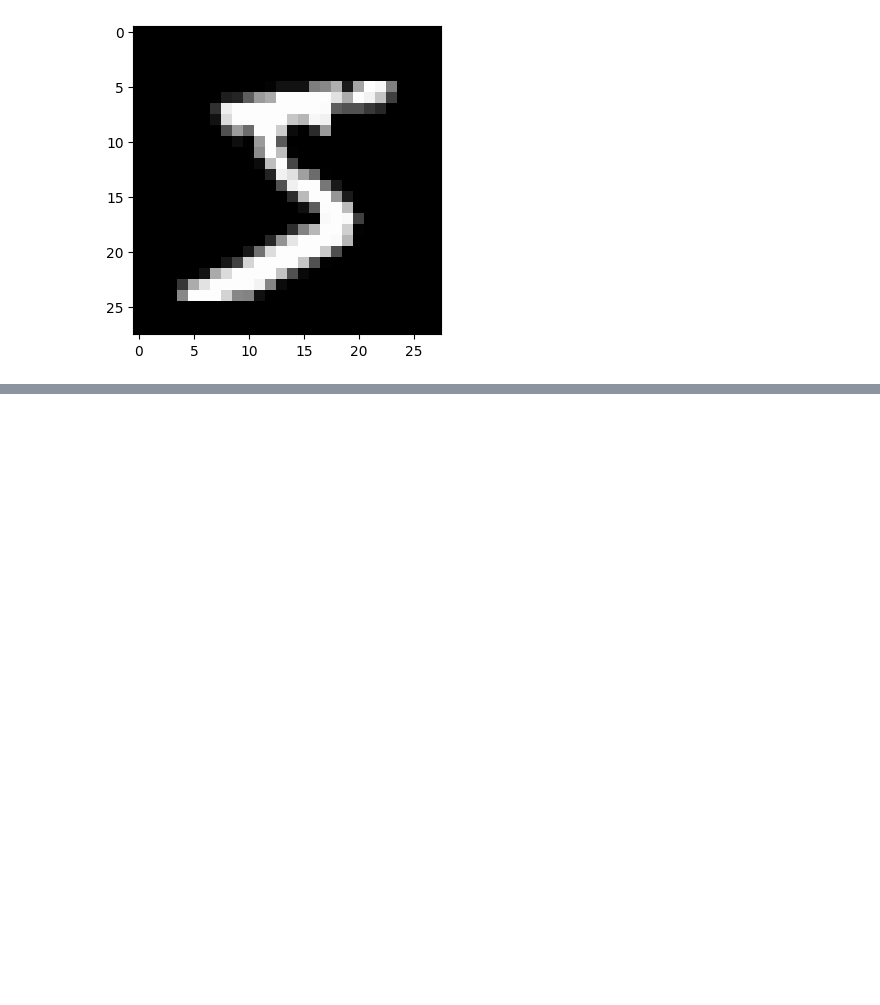
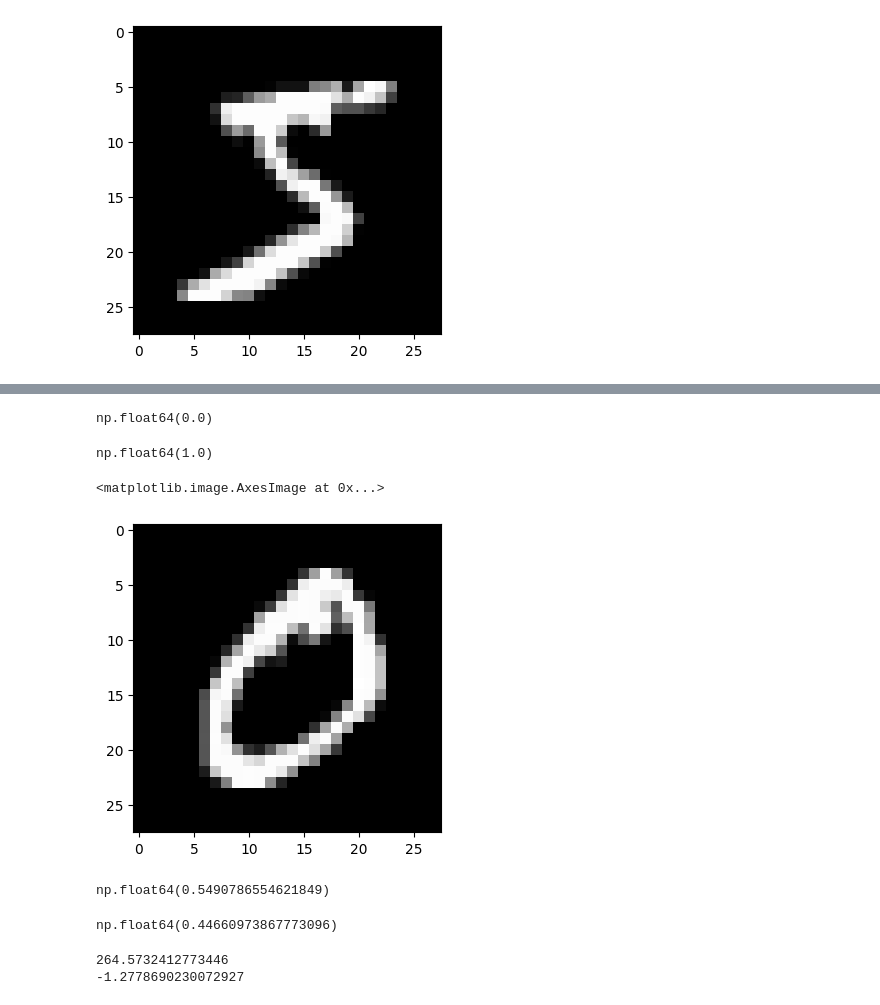
Before and after one commit to isaultirado77/dim-reduction-pca, a Jupyter notebook: pca_learning_notebook.ipynb, the cells around one changed output, grey strips where cells are left out. Drawn from its saved outputs; the diff is of its cells as text; code cells hidden in the pictures; blank space fills up the shorter version.

Commit message:
normalize_data & normalize_images functions implemented: working; init pca algorithm functions

```diff
--- a/pca_learning_notebook.ipynb
+++ b/pca_learning_notebook.ipynb
@@ -31,0 +114,27 @@ plt.imshow(images[0].reshape(28,28), cmap='gray')
+# %%
+def normalize_images(X: np.ndarray):
+    """
+    Normalize the set of images.
+    """
+    minv = X.min(axis=0)
+    maxv = X.max(axis=0)
+    rangev = maxv - minv
+    rangev[rangev == 0] = 1
+    normalized = (X - minv) / rangev
+    return normalized
+# %%
+nimages = normalize_images(images)
+# %%
+nimages[0].min()
+# %% [output]
+np.float64(0.0)
+# %%
+nimages[0].max()
+# %% [output]
+np.float64(1.0)
+# %%
+plt.figure(figsize=(4,4))
+plt.imshow(nimages[1].reshape(28,28), cmap='gray')
+# %% [output]
+<matplotlib.image.AxesImage at 0x...>
+[figure, added]
@@ -31,0 +152,8 @@ plt.imshow(images[0].reshape(28,28), cmap='gray')
+# %%
+nimages.mean(axis=0).max()
+# %% [output]
+np.float64(0.5490786554621849)
+# %%
+nimages.std(axis=0).max()
+# %% [output]
+np.float64(0.44660973867773096)
@@ -31,0 +162,6 @@ plt.imshow(images[0].reshape(28,28), cmap='gray')
+# %%
+print(X_b.max())
+print(X_b.min())
+# %% [output]
+264.5732412773446
+-1.2778690230072927
```
Also changed, not shown: parts of 15 cells of this notebook.
